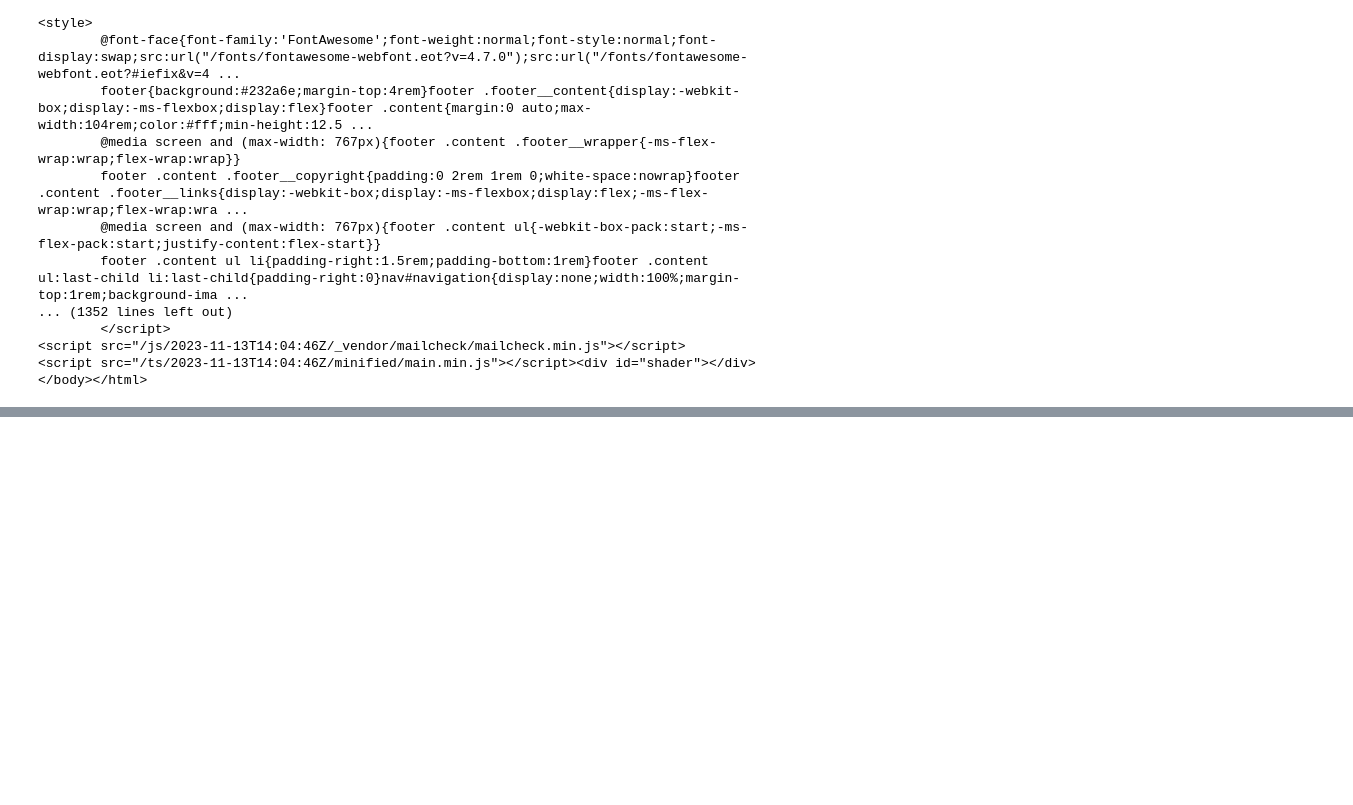
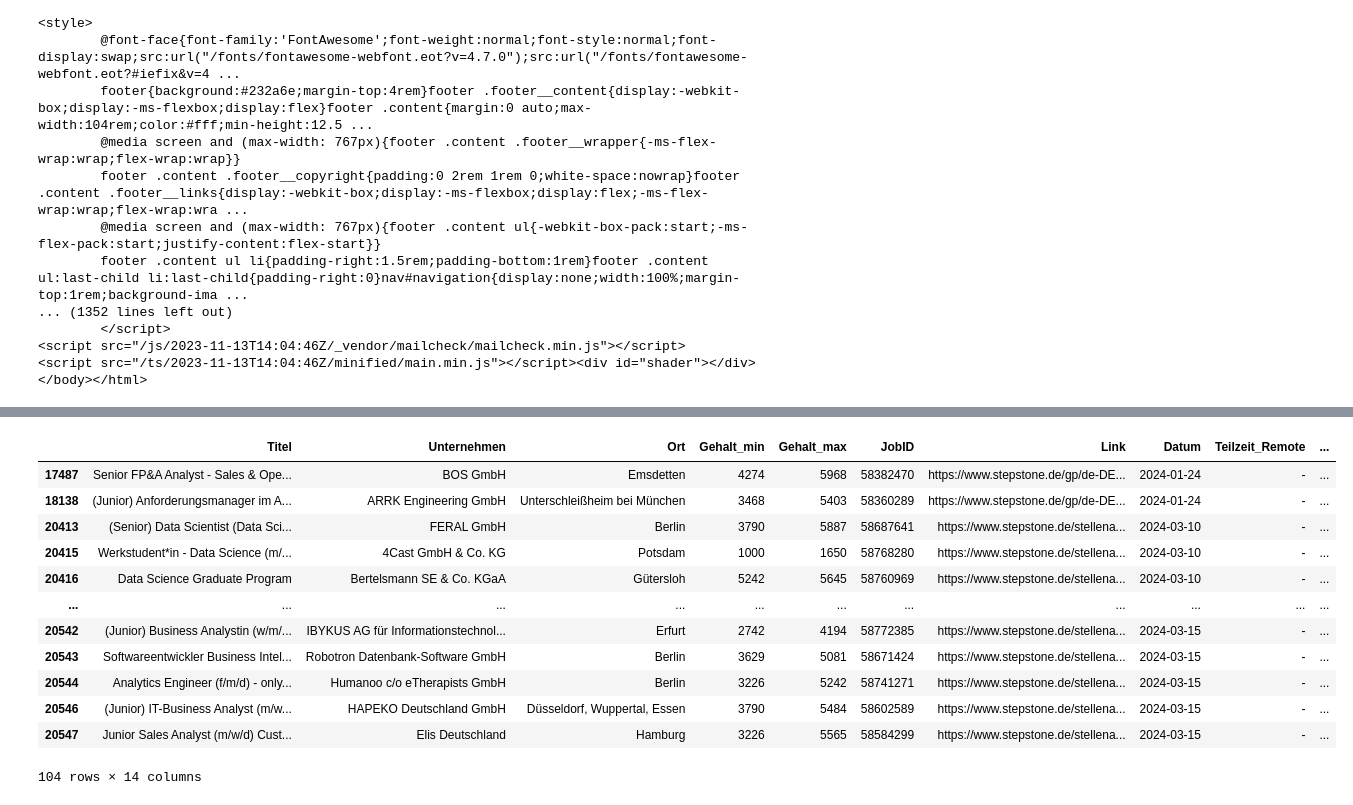
Before and after one commit to tim-hilde/Data-Science-Jobs, a Jupyter notebook: notebooks/debug.ipynb, the cells around one changed output, grey strips where cells are left out. Cells and saved outputs as stored; diff of their text form; code cells hidden in the pictures; blank space fills up the shorter version.

```diff
--- a/notebooks/debug.ipynb
+++ b/notebooks/debug.ipynb
@@ -273,3 +273,9 @@ soup_object
 <script src="/js/2023-11-13T14:04:46Z/_vendor/mailcheck/mailcheck.min.js"></script>
 <script src="/ts/2023-11-13T14:04:46Z/minified/main.min.js"></script><div id="shader"></div>
 </body></html>
+# %%
+import pandas as pd
+pd.set_option("mode.copy_on_write", True)
+
+jobs = pd.read_pickle("../data/jobs.pkl")
+jobs.tail()
@@ -275,0 +289,17 @@ soup_object
+# %%
+jobs_error = jobs[(jobs["Teilzeit_Remote"] == "-") & (jobs["Introduction"] == "")]
+jobs_error
+# %% [output]
+|  | Titel | Unternehmen | Ort | Gehalt_min | Gehalt_max | JobID | Link | Datum | Teilzeit_Remote | ... |
+| 17487 | Senior FP&A Analyst - Sales & Ope... | BOS GmbH | Emsdetten | 4274 | 5968 | 58382470 | https://www.stepstone.de/gp/de-DE... | 2024-01-24 | - | ... |
+| 18138 | (Junior) Anforderungsmanager im A... | ARRK Engineering GmbH | Unterschleißheim bei München | 3468 | 5403 | 58360289 | https://www.stepstone.de/gp/de-DE... | 2024-01-24 | - | ... |
+| 20413 | (Senior) Data Scientist (Data Sci... | FERAL GmbH | Berlin | 3790 | 5887 | 58687641 | https://www.stepstone.de/stellena... | 2024-03-10 | - | ... |
+| 20415 | Werkstudent*in - Data Science (m/... | 4Cast GmbH & Co. KG | Potsdam | 1000 | 1650 | 58768280 | https://www.stepstone.de/stellena... | 2024-03-10 | - | ... |
+| 20416 | Data Science Graduate Program | Bertelsmann SE & Co. KGaA | Gütersloh | 5242 | 5645 | 58760969 | https://www.stepstone.de/stellena... | 2024-03-10 | - | ... |
+| ... | ... | ... | ... | ... | ... | ... | ... | ... | ... | ... |
+| 20542 | (Junior) Business Analystin (w/m/... | IBYKUS AG für Informationstechnol... | Erfurt | 2742 | 4194 | 58772385 | https://www.stepstone.de/stellena... | 2024-03-15 | - | ... |
+| 20543 | Softwareentwickler Business Intel... | Robotron Datenbank-Software GmbH | Berlin | 3629 | 5081 | 58671424 | https://www.stepstone.de/stellena... | 2024-03-15 | - | ... |
+| 20544 | Analytics Engineer (f/m/d) - only... | Humanoo c/o eTherapists GmbH | Berlin | 3226 | 5242 | 58741271 | https://www.stepstone.de/stellena... | 2024-03-15 | - | ... |
+| 20546 | (Junior) IT-Business Analyst (m/w... | HAPEKO Deutschland GmbH | Düsseldorf, Wuppertal, Essen | 3790 | 5484 | 58602589 | https://www.stepstone.de/stellena... | 2024-03-15 | - | ... |
+| 20547 | Junior Sales Analyst (m/w/d) Cust... | Elis Deutschland | Hamburg | 3226 | 5565 | 58584299 | https://www.stepstone.de/stellena... | 2024-03-15 | - | ... |
+104 rows × 14 columns
```
Also changed, not shown: parts of 1 cell of this notebook, 6 other files.
